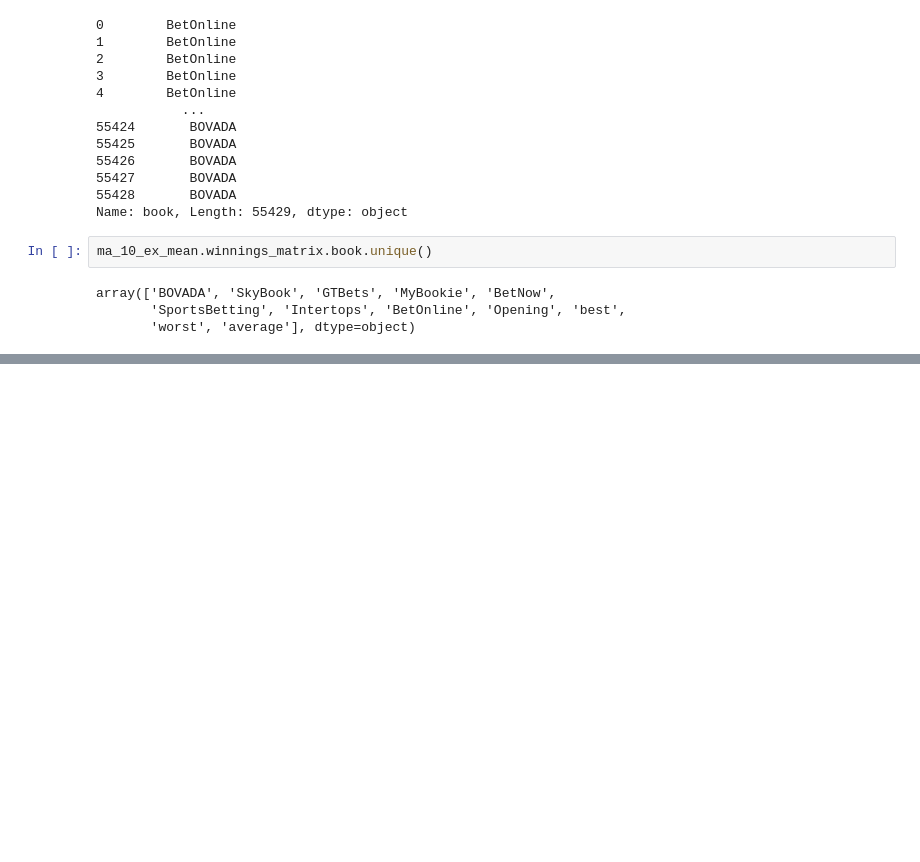
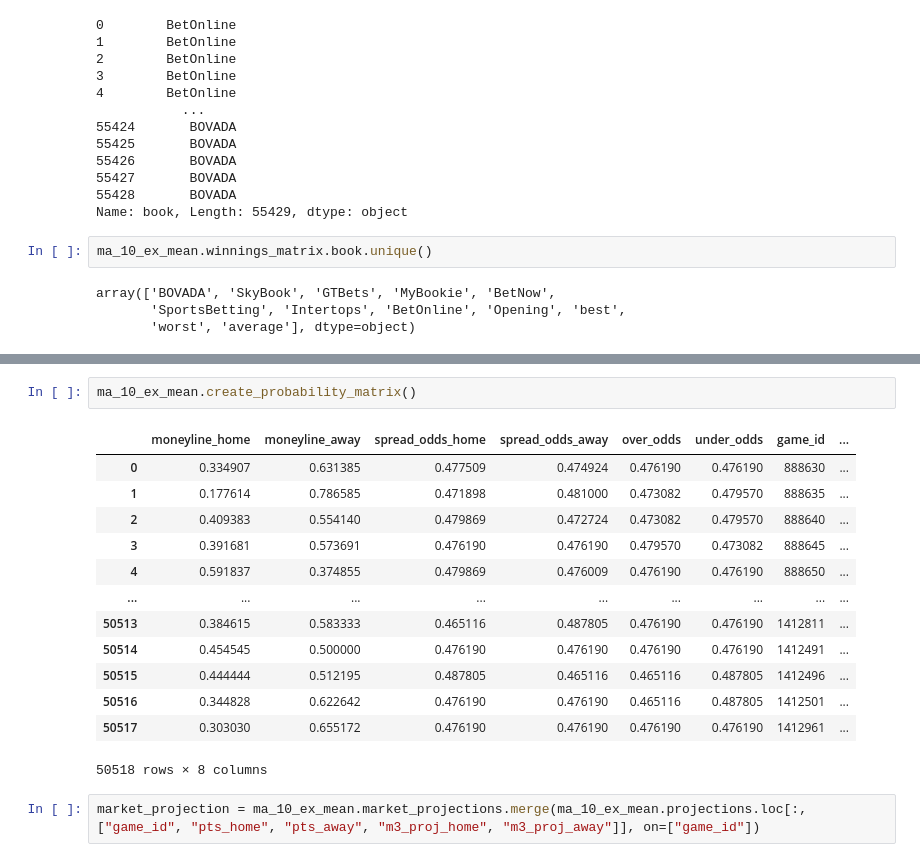
Before and after one commit to kyle-rgb/NBA_Sportsbook_Project, a Jupyter notebook: notebooks/Modeling.ipynb, the cells around one changed output, grey strips where cells are left out. Cells and saved outputs as stored; diff of their text form; blank space fills up the shorter version.

```diff
--- a/notebooks/Modeling.ipynb
+++ b/notebooks/Modeling.ipynb
@@ -2098,0 +2248,18 @@ array(['BOVADA', 'SkyBook', 'GTBets', 'MyBookie', 'BetNow',
+# %%
+ma_10_ex_mean.create_probability_matrix()
+# %% [output]
+|  | moneyline_home | moneyline_away | spread_odds_home | spread_odds_away | over_odds | under_odds | game_id | ... |
+| 0 | 0.334907 | 0.631385 | 0.477509 | 0.474924 | 0.476190 | 0.476190 | 888630 | ... |
+| 1 | 0.177614 | 0.786585 | 0.471898 | 0.481000 | 0.473082 | 0.479570 | 888635 | ... |
+| 2 | 0.409383 | 0.554140 | 0.479869 | 0.472724 | 0.473082 | 0.479570 | 888640 | ... |
+| 3 | 0.391681 | 0.573691 | 0.476190 | 0.476190 | 0.479570 | 0.473082 | 888645 | ... |
+| 4 | 0.591837 | 0.374855 | 0.479869 | 0.476009 | 0.476190 | 0.476190 | 888650 | ... |
+| ... | ... | ... | ... | ... | ... | ... | ... | ... |
+| 50513 | 0.384615 | 0.583333 | 0.465116 | 0.487805 | 0.476190 | 0.476190 | 1412811 | ... |
+| 50514 | 0.454545 | 0.500000 | 0.476190 | 0.476190 | 0.476190 | 0.476190 | 1412491 | ... |
+| 50515 | 0.444444 | 0.512195 | 0.487805 | 0.465116 | 0.465116 | 0.487805 | 1412496 | ... |
+| 50516 | 0.344828 | 0.622642 | 0.476190 | 0.476190 | 0.465116 | 0.487805 | 1412501 | ... |
+| 50517 | 0.303030 | 0.655172 | 0.476190 | 0.476190 | 0.476190 | 0.476190 | 1412961 | ... |
+50518 rows × 8 columns
+# %%
+market_projection = ma_10_ex_mean.market_projections.merge(ma_10_ex_mean.projections.loc[:, ["game_id", "pts_home", "pts_away", "m3_proj_home", "m3_proj_away"]], on=["game_id"])
```
Also changed, not shown: parts of 50 cells of this notebook, 1 other file.
